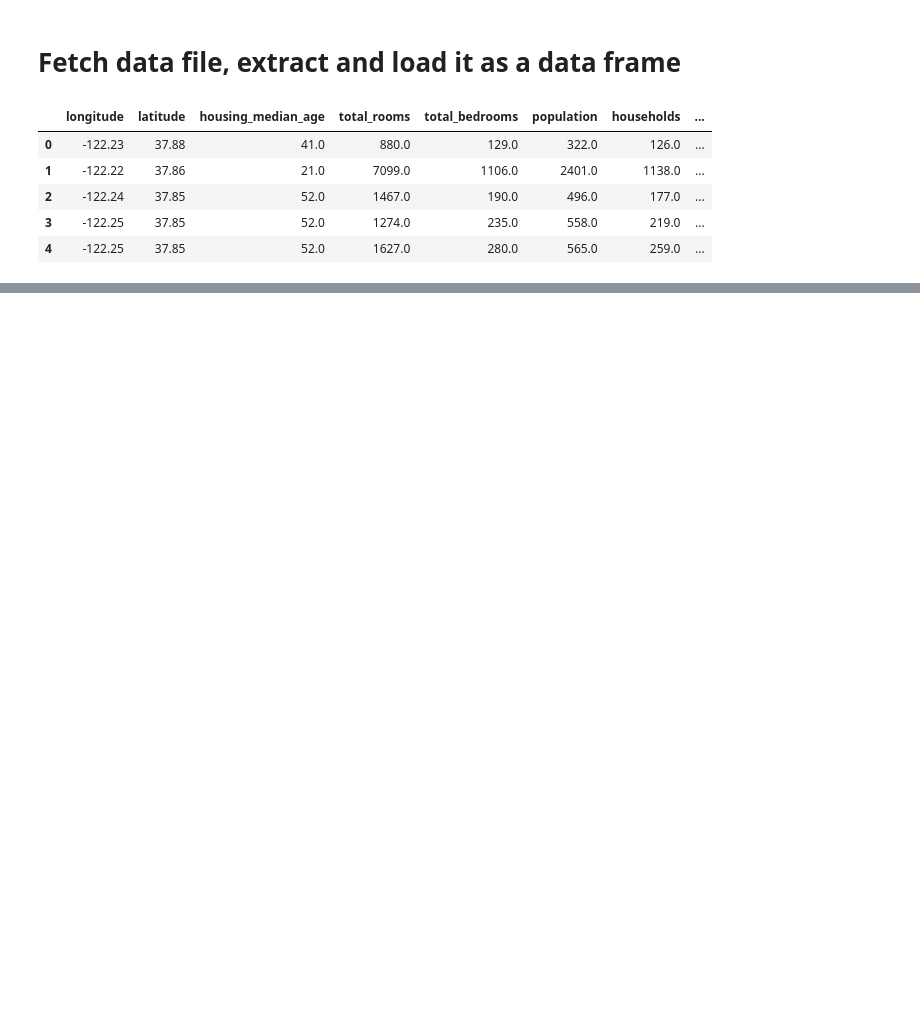
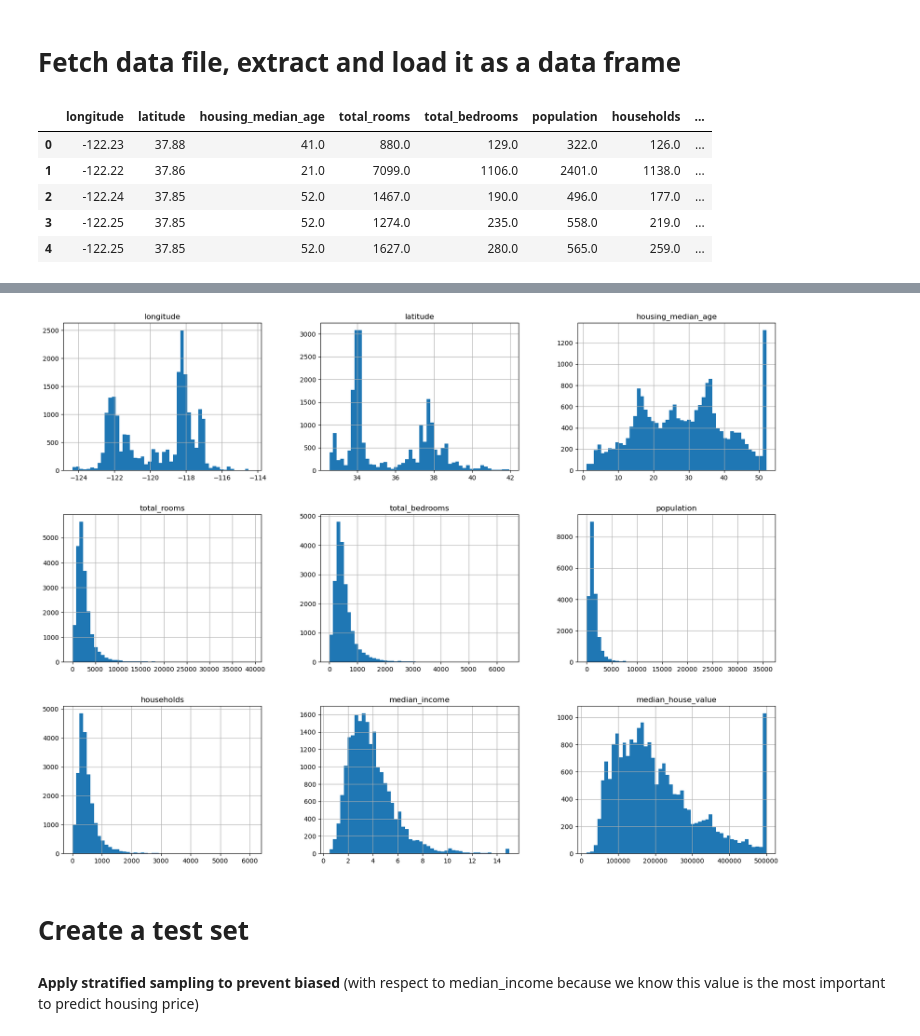
Before and after one commit to dangtna1/California-housing-price, a Jupyter notebook: California-housing-price.ipynb, the cells around one changed output, grey strips where cells are left out. Cells and saved outputs as stored; diff of their text form; code cells hidden in the pictures; blank space fills up the shorter version.

Commit message:
overview of the data structure and create a stratified test set to put aside

```diff
--- a/California-housing-price.ipynb
+++ b/California-housing-price.ipynb
@@ -40,0 +93,11 @@ housing.head()
+# %%
+# indicate using Jupyter's own backend
+%matplotlib inline
+housing.hist(bins = 50, figsize=(20, 15))
+plt.show()
+# %% [output]
+[figure, added]
+# %% [markdown]
+# Create a test set
+# %% [markdown]
+**Apply stratified sampling to prevent biased** (with respect to median_income because we know this value is the most important to predict housing price)
```
Also changed, not shown: parts of 19 cells of this notebook.
